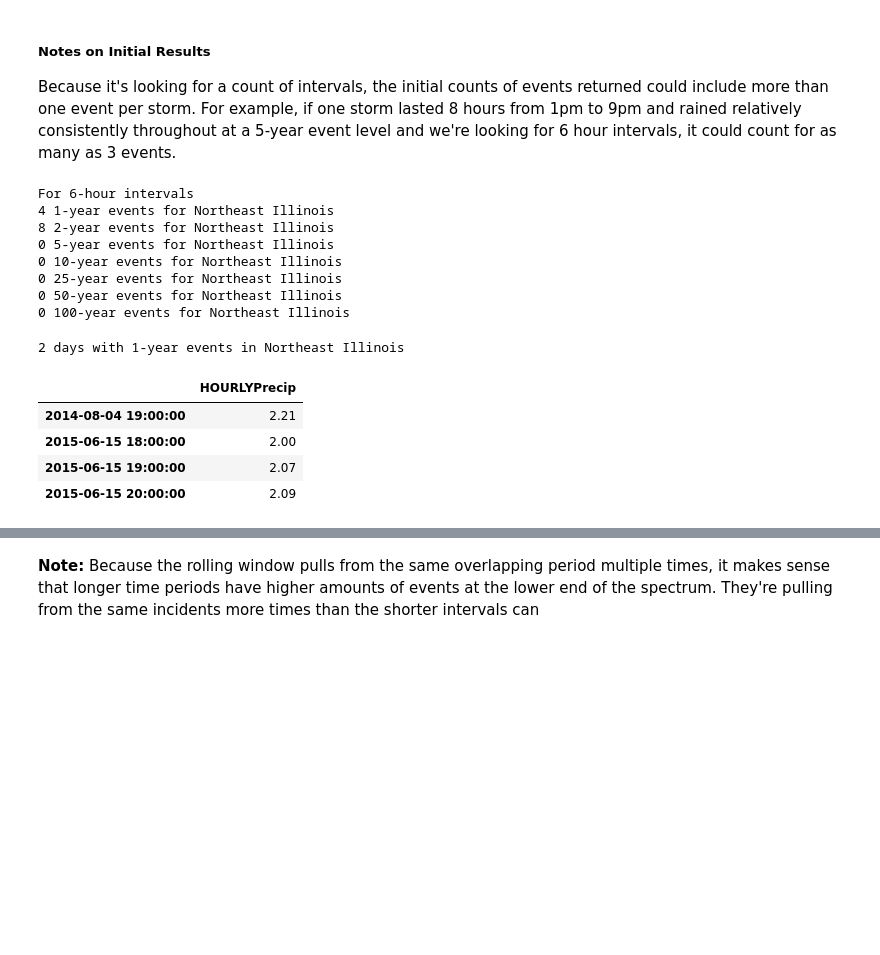
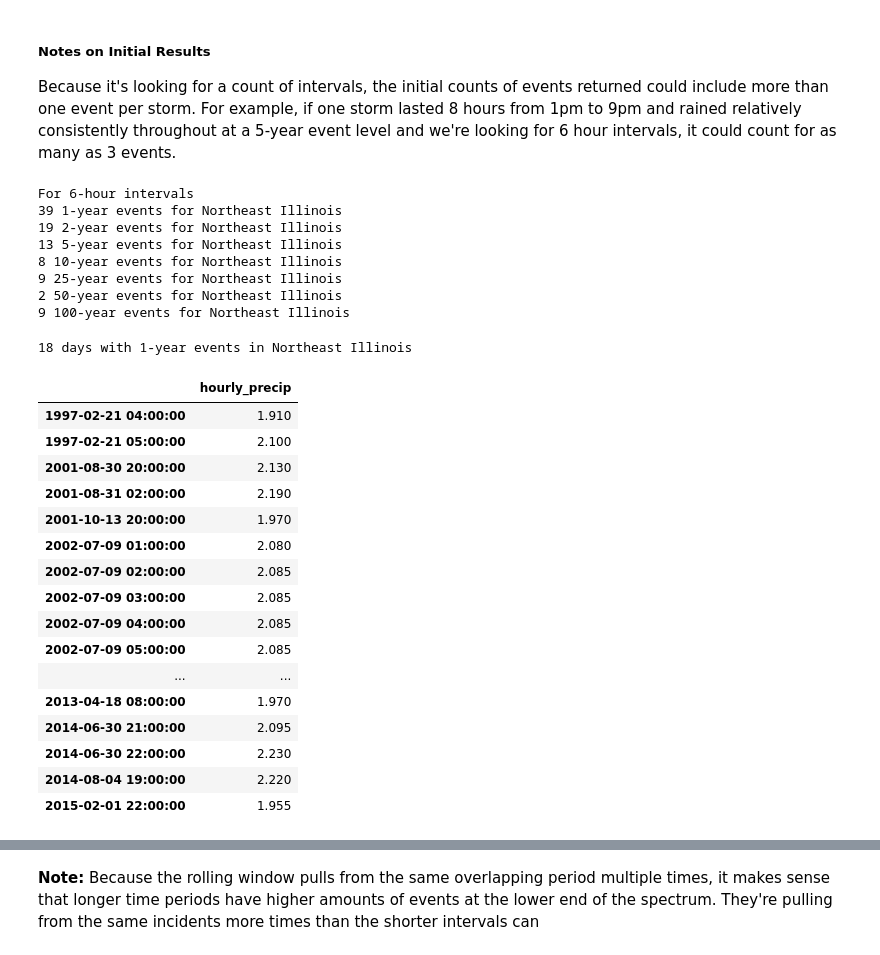
Before and after one commit to NORCatUofC/rain, a Jupyter notebook: n-year/notebooks/Rolling Rain N-Year Threshold.ipynb, the cells around one changed output, grey strips where cells are left out. Cells and saved outputs as stored; diff of their text form; code cells hidden in the pictures; blank space fills up the shorter version.

```diff
--- a/n-year/notebooks/Rolling Rain N-Year Threshold.ipynb
+++ b/n-year/notebooks/Rolling Rain N-Year Threshold.ipynb
@@ -9,9 +9,9 @@ import seaborn as sns
 # %%
 # Loading in hourly rain data from CSV, parsing the timestamp, and adding it as an index so it's more useful
 
-rain_df = pd.read_csv('data/chicago_rain_hourly.csv')
-rain_df['DateTime'] = pd.to_datetime(rain_df['DateTime'])
-rain_df = rain_df.set_index(pd.DatetimeIndex(rain_df['DateTime']))
+rain_df = pd.read_csv('data/ohare_hourly_observations.csv')
+rain_df['datetime'] = pd.to_datetime(rain_df['datetime'])
+rain_df = rain_df.set_index(pd.DatetimeIndex(rain_df['datetime']))
 print(rain_df.dtypes)
 rain_df.head()
 # %% [output]
@@ -33,7 +44,7 @@ dtype: object
 # every 15 minutes) is the total precipitation since the hour began
 # Description: http://www1.ncdc.noaa.gov/pub/data/cdo/documentation/LCD_documentation.pdf
 
-chi_rain_series = rain_df['HOURLYPrecip'].resample('1H').max()
+chi_rain_series = rain_df['hourly_precip'].resample('1H').max()
 print(chi_rain_series.count())
 chi_rain_series.head()
 # %% [output]
@@ -80,38 +91,50 @@ Because it's looking for a count of intervals, the initial counts of events retu
 roll_6 = pd.DataFrame(roll_6_hr.sum())
 
 print('For 6-hour intervals')
-print('{} 1-year events for Northeast Illinois'.format(len(roll_6[(roll_6['HOURLYPrecip'] >= 1.88) &
-                                                                  (roll_6['HOURLYPrecip'] < 2.28)])))
-print('{} 2-year events for Northeast Illinois'.format(len(roll_6[(roll_6['HOURLYPrecip'] >= 2.28) &
-                                                                  (roll_6['HOURLYPrecip'] < 2.85)])))
-print('{} 5-year events for Northeast Illinois'.format(len(roll_6[(roll_6['HOURLYPrecip'] >= 2.85) &
-                                                                  (roll_6['HOURLYPrecip'] < 3.35)])))
-print('{} 10-year events for Northeast Illinois'.format(len(roll_6[(roll_6['HOURLYPrecip'] >= 3.35) &
-                                                                   (roll_6['HOURLYPrecip'] < 4.13)])))
-print('{} 25-year events for Northeast Illinois'.format(len(roll_6[(roll_6['HOURLYPrecip'] >= 4.13) &
-                                                                   (roll_6['HOURLYPrecip'] < 4.90)])))
-print('{} 50-year events for Northeast Illinois'.format(len(roll_6[(roll_6['HOURLYPrecip'] >= 4.90) &
-                                                                   (roll_6['HOURLYPrecip'] < 5.69)])))
-print('{} 100-year events for Northeast Illinois'.format(len(roll_6[roll_6['HOURLYPrecip'] >= 5.69])))
+print('{} 1-year events for Northeast Illinois'.format(len(roll_6[(roll_6['hourly_precip'] >= 1.88) &
+                                                                  (roll_6['hourly_precip'] < 2.28)])))
+print('{} 2-year events for Northeast Illinois'.format(len(roll_6[(roll_6['hourly_precip'] >= 2.28) &
+                                                                  (roll_6['hourly_precip'] < 2.85)])))
+print('{} 5-year events for Northeast Illinois'.format(len(roll_6[(roll_6['hourly_precip'] >= 2.85) &
+                                                                  (roll_6['hourly_precip'] < 3.35)])))
+print('{} 10-year events for Northeast Illinois'.format(len(roll_6[(roll_6['hourly_precip'] >= 3.35) &
+                                                                   (roll_6['hourly_precip'] < 4.13)])))
+print('{} 25-year events for Northeast Illinois'.format(len(roll_6[(roll_6['hourly_precip'] >= 4.13) &
+                                                                   (roll_6['hourly_precip'] < 4.90)])))
+print('{} 50-year events for Northeast Illinois'.format(len(roll_6[(roll_6['hourly_precip'] >= 4.90) &
+                                                                   (roll_6['hourly_precip'] < 5.69)])))
+print('{} 100-year events for Northeast Illinois'.format(len(roll_6[roll_6['hourly_precip'] >= 5.69])))
 # %% [output]
 For 6-hour intervals
-4 1-year events for Northeast Illinois
-8 2-year events for Northeast Illinois
-0 5-year events for Northeast Illinois
-0 10-year events for Northeast Illinois
-0 25-year events for Northeast Illinois
-0 50-year events for Northeast Illinois
-0 100-year events for Northeast Illinois
+39 1-year events for Northeast Illinois
+19 2-year events for Northeast Illinois
+13 5-year events for Northeast Illinois
+8 10-year events for Northeast Illinois
+9 25-year events for Northeast Illinois
+2 50-year events for Northeast Illinois
+9 100-year events for Northeast Illinois
 # %%
-roll_6_1yr = roll_6[(roll_6['HOURLYPrecip'] >= 1.88) & (roll_6['HOURLYPrecip'] < 2.28)]
+roll_6_1yr = roll_6[(roll_6['hourly_precip'] >= 1.88) & (roll_6['hourly_precip'] < 2.28)]
 print('{} days with 1-year events in Northeast Illinois'.format(len(roll_6_1yr.groupby(roll_6_1yr.index.date))))
 roll_6_1yr
 # %% [output]
-2 days with 1-year events in Northeast Illinois
+18 days with 1-year events in Northeast Illinois
-|  | HOURLYPrecip |
-| 2014-08-04 19:00:00 | 2.21 |
-| 2015-06-15 18:00:00 | 2.00 |
-| 2015-06-15 19:00:00 | 2.07 |
-| 2015-06-15 20:00:00 | 2.09 |
+|  | hourly_precip |
+| 1997-02-21 04:00:00 | 1.910 |
+| 1997-02-21 05:00:00 | 2.100 |
+| 2001-08-30 20:00:00 | 2.130 |
+| 2001-08-31 02:00:00 | 2.190 |
+| 2001-10-13 20:00:00 | 1.970 |
+| 2002-07-09 01:00:00 | 2.080 |
+| 2002-07-09 02:00:00 | 2.085 |
+| 2002-07-09 03:00:00 | 2.085 |
+| 2002-07-09 04:00:00 | 2.085 |
+| 2002-07-09 05:00:00 | 2.085 |
+| ... | ... |
+| 2013-04-18 08:00:00 | 1.970 |
+| 2014-06-30 21:00:00 | 2.095 |
+| 2014-06-30 22:00:00 | 2.230 |
+| 2014-08-04 19:00:00 | 2.220 |
+| 2015-02-01 22:00:00 | 1.955 |
 # %%
 # Many of these are from the same days, but over slightly different intervals as mentioned before
```
Also changed, not shown: parts of 11 cells of this notebook.
